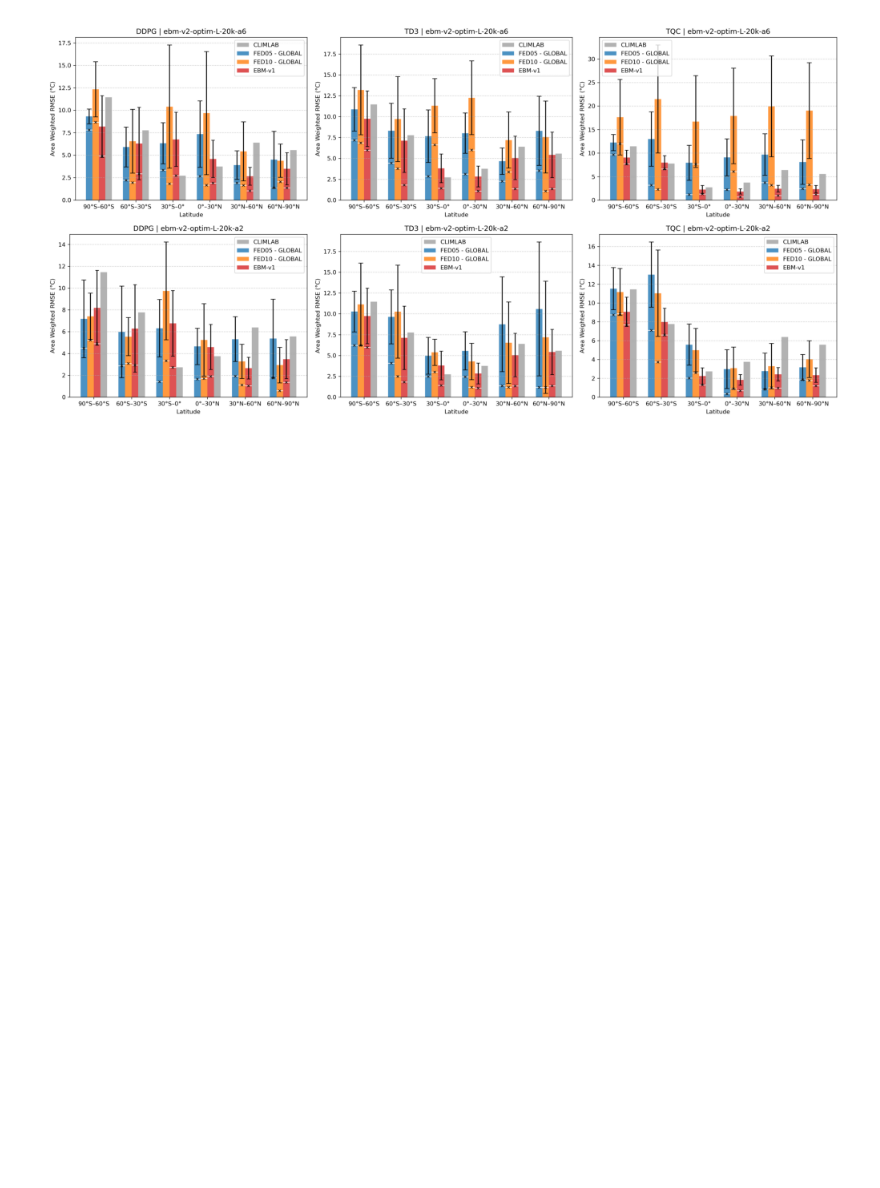
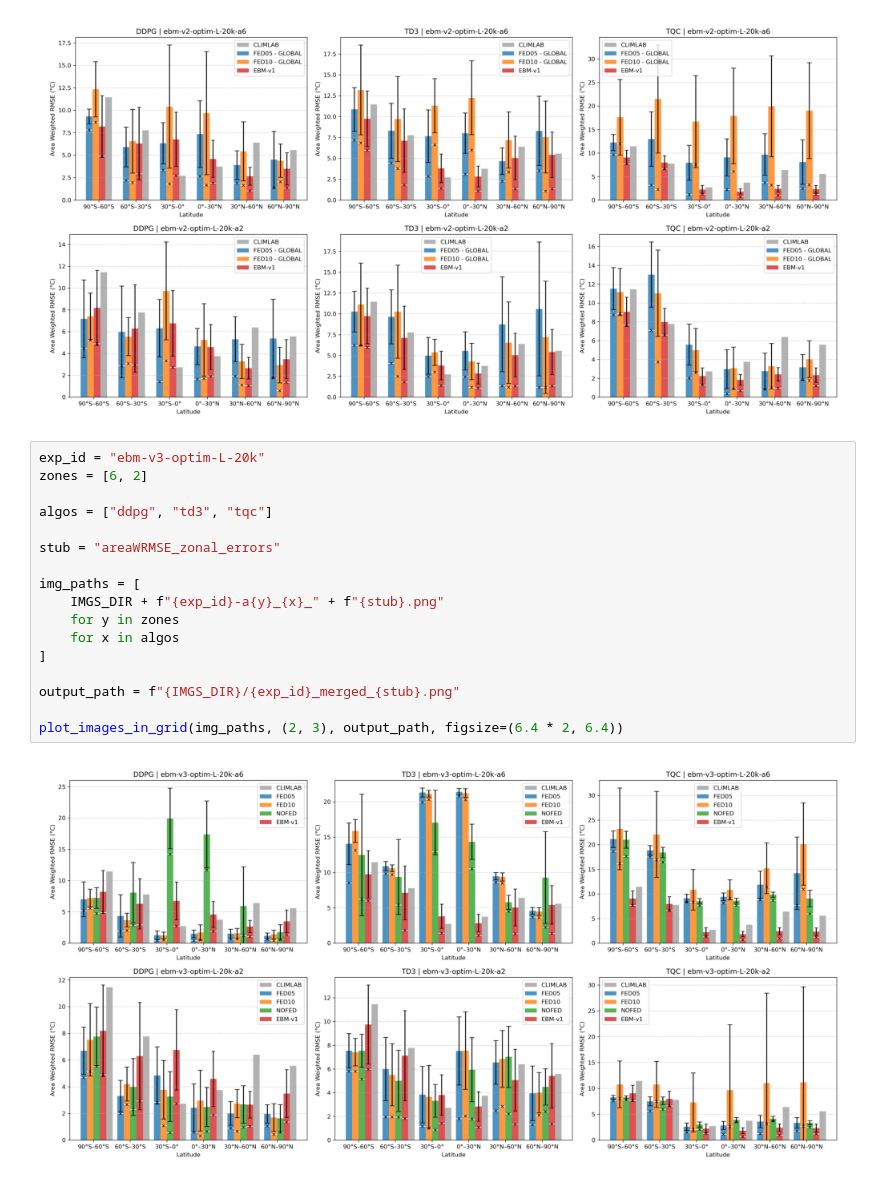
Before and after one commit to p3jitnath/climate-rl-fedRL, a Jupyter notebook: notebooks/EBM 1.60 - Merge Multiple PNGs.ipynb, the cells around one changed output. Drawn from its saved outputs; the diff is of its cells as text; blank space fills up the shorter version.

```diff
--- a/notebooks/EBM 1.60 - Merge Multiple PNGs.ipynb
+++ b/notebooks/EBM 1.60 - Merge Multiple PNGs.ipynb
@@ -189,3 +189,22 @@ output_path = f"{IMGS_DIR}/{exp_id}_merged_{stub}.png"
 plot_images_in_grid(img_paths, (2, 3), output_path, figsize=(6.4 * 2, 6.4))
 # %% [output]
 [figure]
+# %%
+exp_id = "ebm-v3-optim-L-20k"
+zones = [6, 2]
+
+algos = ["ddpg", "td3", "tqc"]
+
+stub = "areaWRMSE_zonal_errors"
+
+img_paths = [
+    IMGS_DIR + f"{exp_id}-a{y}_{x}_" + f"{stub}.png"
+    for y in zones
+    for x in algos
+]
+
+output_path = f"{IMGS_DIR}/{exp_id}_merged_{stub}.png"
+
+plot_images_in_grid(img_paths, (2, 3), output_path, figsize=(6.4 * 2, 6.4))
+# %% [output]
+[figure, added]
```
Also changed, not shown: parts of 1 cell of this notebook, 12 other files.
